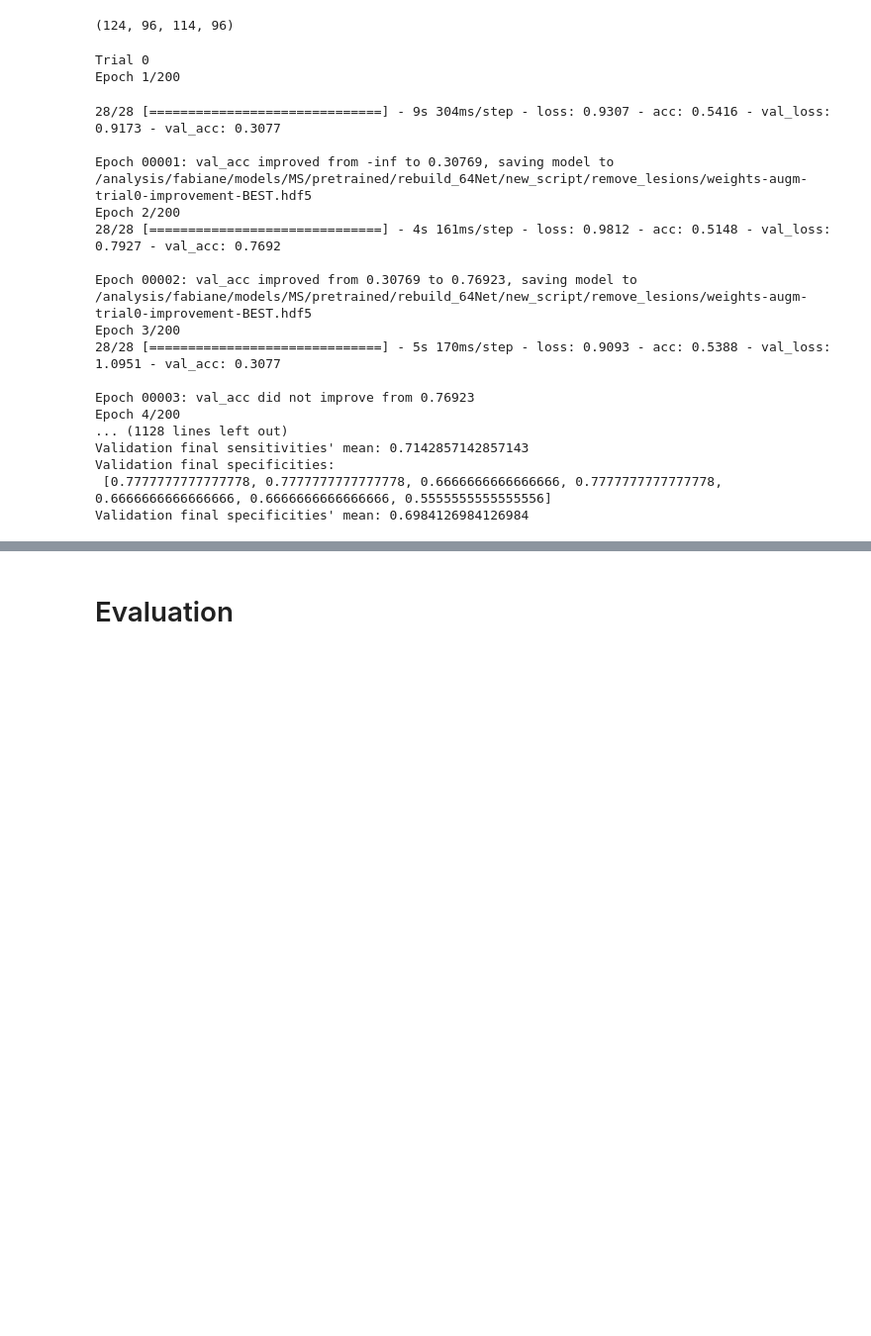
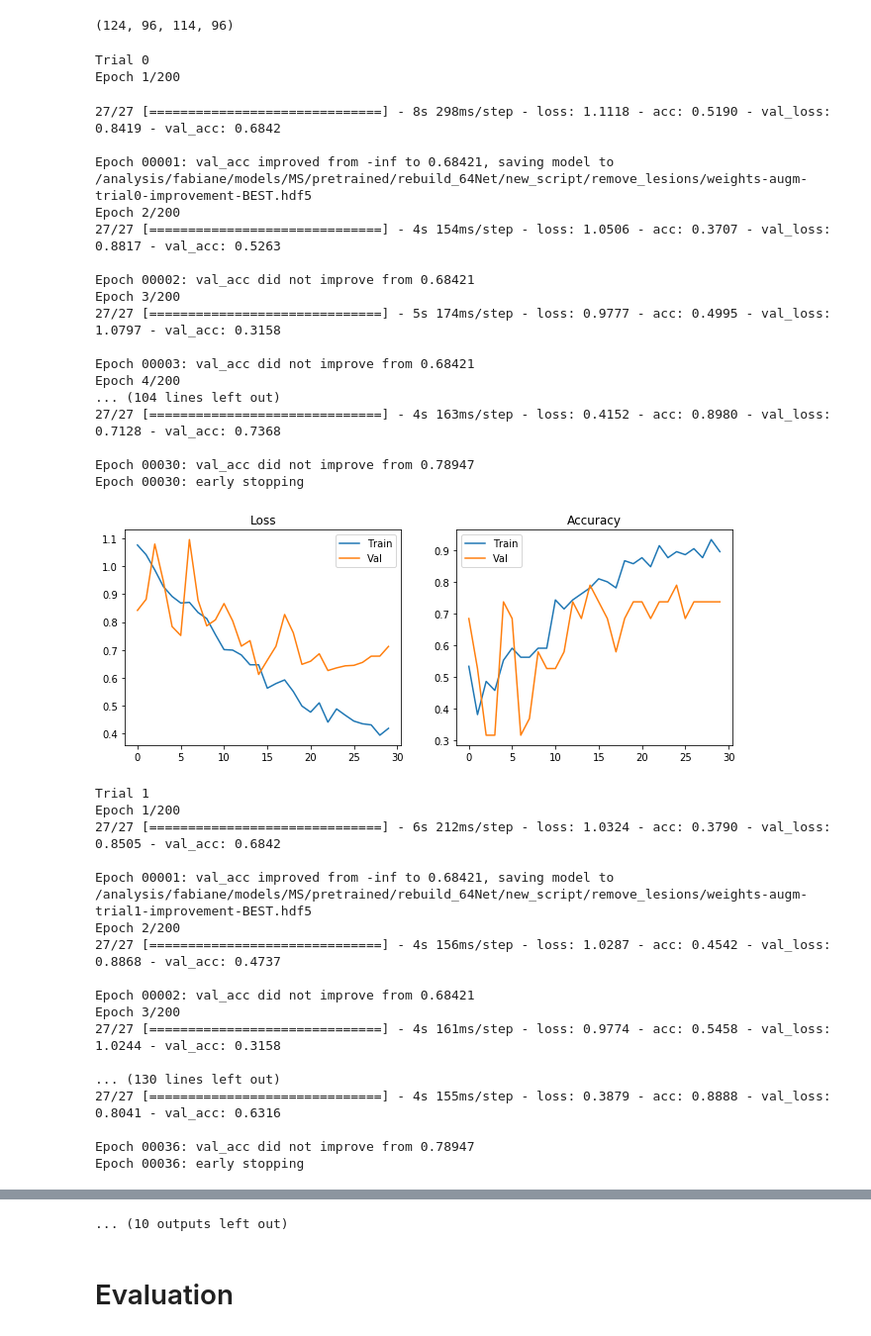
Before and after one commit to derEitel/explainableMS, a Jupyter notebook: remove_lesions/Fine-tuning with lesions filled.ipynb, the cells around one changed output, grey strips where cells are left out. Shown: that part at 99% size. Cells and saved outputs as stored; diff of their text form; code cells hidden in the pictures; blank space fills up the shorter version.

```diff
--- a/remove_lesions/Fine-tuning with lesions filled.ipynb
+++ b/remove_lesions/Fine-tuning with lesions filled.ipynb
@@ -229,14 +226,14 @@ X_train.shape
 from sklearn.model_selection import train_test_split
 # %%
 # split training set
-X_train, X_val, y_train, y_val = train_test_split(X_train, y_train, test_size=0.1, random_state=77)
+X_train, X_val, y_train, y_val = train_test_split(X_train, y_train, test_size=0.15, random_state=77)
 # %%
 # training args
 lr = 0.0008
 lr_decay = 0.002
 transforms = [intensity, sagittal_flip, translate]
 
-num_trials = 7
+num_trials = 10
 store_models = True
 
 # callbacks
@@ -274,7 +271,19 @@ for i in range(num_trials):
                         verbose=1,
                         validation_data=val_loader,
                         callbacks=callbacks)
-
+    # Plot training curves
+    plt.figure(figsize=(11, 4))
+    plt.subplot(1, 2, 1)
+    plt.plot(history.history["loss"])
+    plt.plot(history.history["val_loss"])
+    plt.legend(["Train", "Val"])
+    plt.title("Loss")
+    plt.subplot(1, 2, 2)
+    plt.plot(history.history["acc"])
+    plt.plot(history.history["val_acc"])
+    plt.legend(["Train", "Val"])
+    plt.title("Accuracy")
+    plt.show()
     # Evaluation
     y_pred = model.predict_generator(val_loader)
     #y_true = [item for sublist in [val_loader[batch_idx][1] for batch_idx in range(len(val_loader))] for item in sublist]
@@ -284,41 +293,59 @@ for i in range(num_trials):
     # Store results
     accuracies.append(history.history["val_acc"][-1])
     balanced_accuracies.append(bal_acc)
     max_acc.append(np.max(history.history["val_acc"]))
     sensitivities.append(sens)
     specificities.append(spec)
 
 training_time = time.time() - start_time
 print("Training Time: {}h:{}m:{}s".format(
             training_time//3600, (training_time//60)%60, training_time%60))
 
 print("Validation final accuracies: \n {}".format(accuracies))
 print("Validation final accuracies mean: {}".format(np.mean(accuracies)))
 print("Validation best accuracies: \n {}".format(max_acc))
 print("Validation best accuracies mean: {}".format(np.mean(max_acc)))
 print("Validation balanced accuracies: \n {}".format(balanced_accuracies))
 print("Validation balanced accuracies mean: {}".format(np.mean(balanced_accuracies)))
 print("Validation final sensitivities: \n {}".format(sensitivities))
 print("Validation final sensitivities' mean: {}".format(np.mean(sensitivities)))
 print("Validation final specificities: \n {}".format(specificities))
 print("Validation final specificities' mean: {}".format(np.mean(specificities)))
 # %% [output]
 Trial 0
 Epoch 1/200
-28/28 [==============================] - 9s 304ms/step - loss: 0.9307 - acc: 0.5416 - val_loss: 0.9173 - val_acc: 0.3077
+27/27 [==============================] - 8s 298ms/step - loss: 1.1118 - acc: 0.5190 - val_loss: 0.8419 - val_acc: 0.6842
 
-Epoch 00001: val_acc improved from -inf to 0.30769, saving model to /analysis/fabiane/models/MS/pretrained/rebuild_64Net/new_script/remove_lesions/weights-augm-trial0-improvement-BEST.hdf5
+Epoch 00001: val_acc improved from -inf to 0.68421, saving model to /analysis/fabiane/models/MS/pretrained/rebuild_64Net/new_script/remove_lesions/weights-augm-trial0-improvement-BEST.hdf5
 Epoch 2/200
-28/28 [==============================] - 4s 161ms/step - loss: 0.9812 - acc: 0.5148 - val_loss: 0.7927 - val_acc: 0.7692
+27/27 [==============================] - 4s 154ms/step - loss: 1.0506 - acc: 0.3707 - val_loss: 0.8817 - val_acc: 0.5263
 
-Epoch 00002: val_acc improved from 0.30769 to 0.76923, saving model to /analysis/fabiane/models/MS/pretrained/rebuild_64Net/new_script/remove_lesions/weights-augm-trial0-improvement-BEST.hdf5
+Epoch 00002: val_acc did not improve from 0.68421
 Epoch 3/200
-28/28 [==============================] - 5s 170ms/step - loss: 0.9093 - acc: 0.5388 - val_loss: 1.0951 - val_acc: 0.3077
+27/27 [==============================] - 5s 174ms/step - loss: 0.9777 - acc: 0.4995 - val_loss: 1.0797 - val_acc: 0.3158
 
-Epoch 00003: val_acc did not improve from 0.76923
+Epoch 00003: val_acc did not improve from 0.68421
 Epoch 4/200
-... (1128 lines left out)
-Validation final sensitivities' mean: 0.7142857142857143
-Validation final specificities:
- [0.7777777777777778, 0.7777777777777778, 0.6666666666666666, 0.7777777777777778, 0.6666666666666666, 0.6666666666666666, 0.5555555555555556]
-Validation final specificities' mean: 0.6984126984126984
+... (104 lines left out)
+27/27 [==============================] - 4s 163ms/step - loss: 0.4152 - acc: 0.8980 - val_loss: 0.7128 - val_acc: 0.7368
+
+Epoch 00030: val_acc did not improve from 0.78947
+Epoch 00030: early stopping
+[figure, added]
+Trial 1
+Epoch 1/200
+27/27 [==============================] - 6s 212ms/step - loss: 1.0324 - acc: 0.3790 - val_loss: 0.8505 - val_acc: 0.6842
+
+Epoch 00001: val_acc improved from -inf to 0.68421, saving model to /analysis/fabiane/models/MS/pretrained/rebuild_64Net/new_script/remove_lesions/weights-augm-trial1-improvement-BEST.hdf5
+Epoch 2/200
+27/27 [==============================] - 4s 156ms/step - loss: 1.0287 - acc: 0.4542 - val_loss: 0.8868 - val_acc: 0.4737
+
+Epoch 00002: val_acc did not improve from 0.68421
+Epoch 3/200
+27/27 [==============================] - 4s 161ms/step - loss: 0.9774 - acc: 0.5458 - val_loss: 1.0244 - val_acc: 0.3158
+
+... (130 lines left out)
+27/27 [==============================] - 4s 155ms/step - loss: 0.3879 - acc: 0.8888 - val_loss: 0.8041 - val_acc: 0.6316
+
+Epoch 00036: val_acc did not improve from 0.78947
+Epoch 00036: early stopping
@@ -325,3 +424,4 @@ Validation final specificities' mean: 0.6984126984126984
+... (10 outputs left out)
 # %%
 training_time = time.time() - start_time
 # %% [markdown]
```
Also changed, not shown: parts of 7 cells of this notebook, 3 other files.
